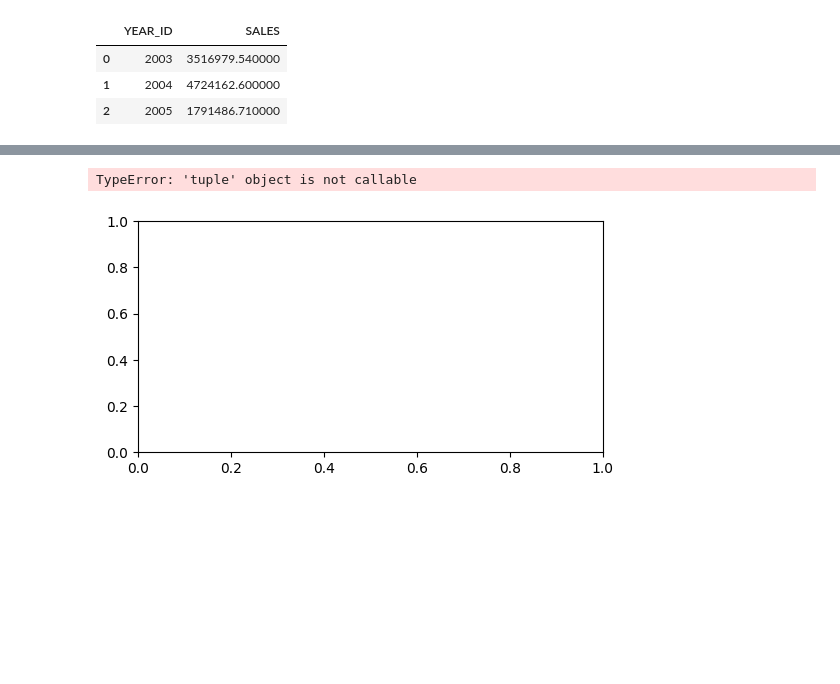
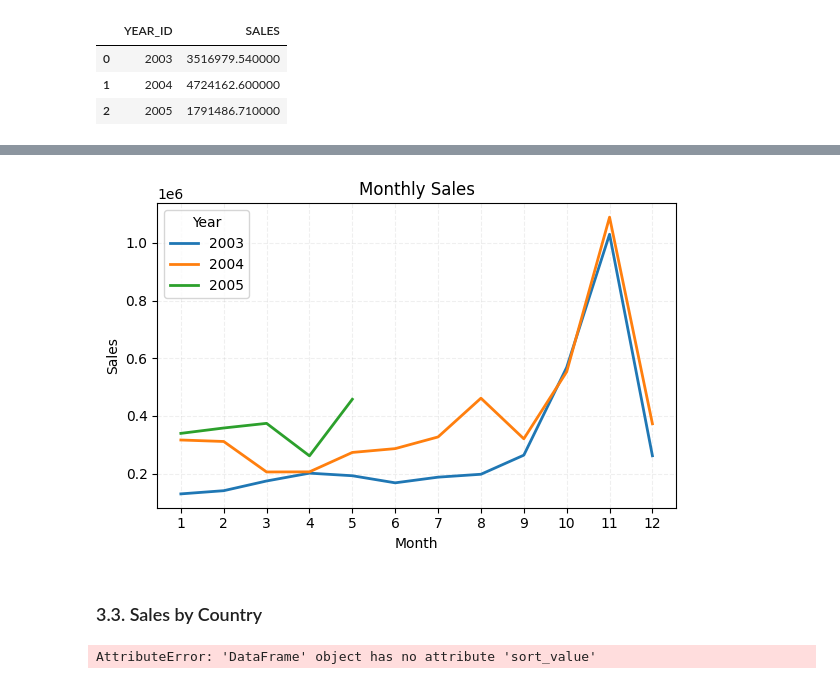
Before and after one commit to nh-adorie/learning_python, a Jupyter notebook: data/vehicles.ipynb, the cells around one changed output, grey strips where cells are left out. Saved outputs shown, nothing was run; the diff lists cells and outputs as text; code cells hidden in the pictures; blank space fills up the shorter version.

```diff
--- a/data/vehicles.ipynb
+++ b/data/vehicles.ipynb
@@ -110,10 +107,31 @@ monthly_revenue.style.background_gradient(cmap = "Blues")
-# %%
-# Plot Chart for Monthly Revenue
-fig = plt.subplots(figsize = (6,3))
-
-plt.plot(
-    monthly_revenue['SALES']
-)
-# %% [output]
-TypeError: 'tuple' object is not callable
-[figure, removed]
+# %%
+
+fig, ax = plt.subplots(figsize = (6,4))
+
+for year in monthly_revenue['YEAR_ID'].unique():
+    yearly_data = monthly_revenue[monthly_revenue['YEAR_ID'] == year]
+    plt.plot(
+        yearly_data['MONTH_ID'],
+        yearly_data['SALES'],
+        label=str(year),
+        linewidth = 2
+    )
+
+plt.title('Monthly Sales')
+plt.xlabel('Month')
+plt.ylabel('Sales')
+plt.xticks(range(1, 13))
+plt.legend(title='Year')
+plt.grid(True, linestyle = '--', alpha = 0.2)
+plt.tight_layout()
+
+plt.show()
+# %% [output]
+[figure, added]
+# %% [markdown]
+### 3.3. Sales by Country
+# %%
+sales_by_country = pd.DataFrame(raw.groupby(['COUNTRY'])['SALES'].sum()).reset_index()
+sales_by_country.sort_value(by = "SALES", ascending = False)
+# %% [output]
+AttributeError: 'DataFrame' object has no attribute 'sort_value'
```
Also changed, not shown: parts of 9 cells of this notebook, 1 other file.
